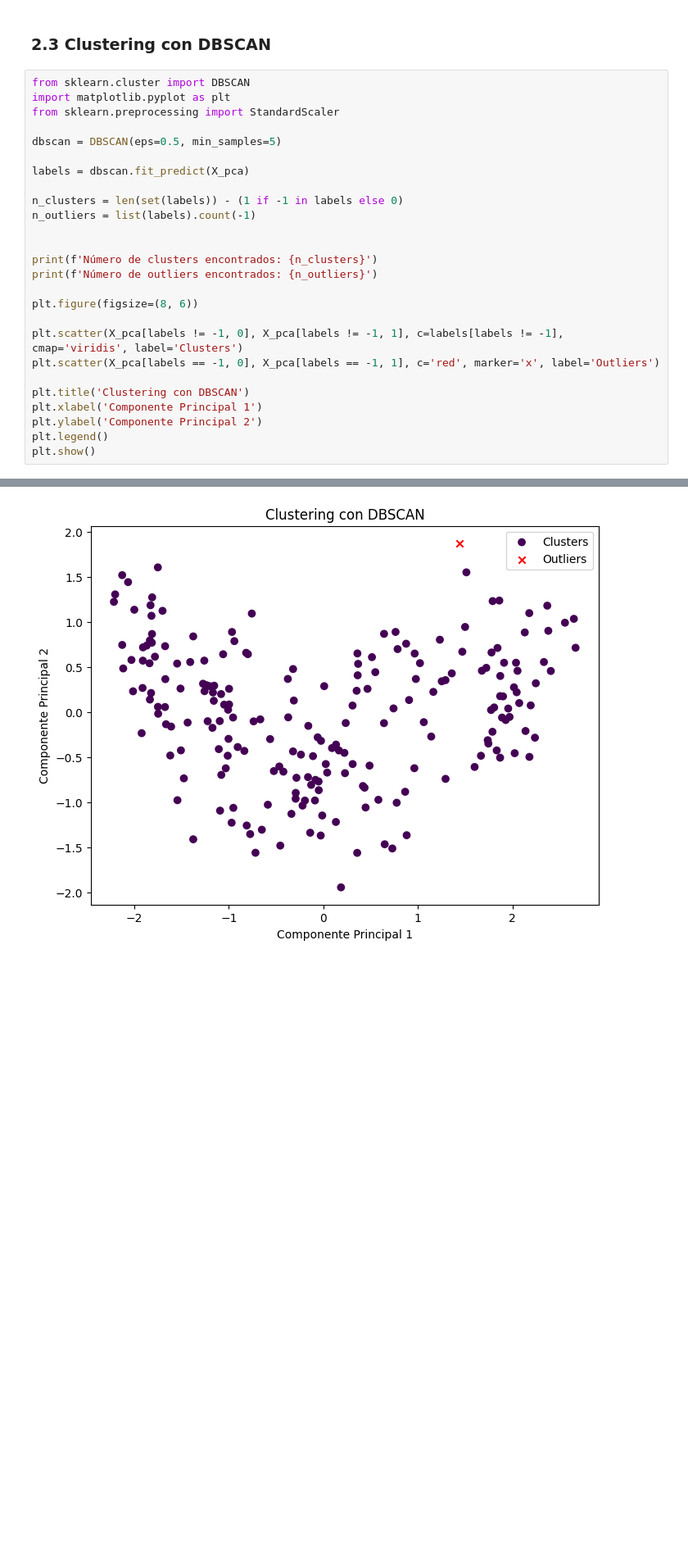
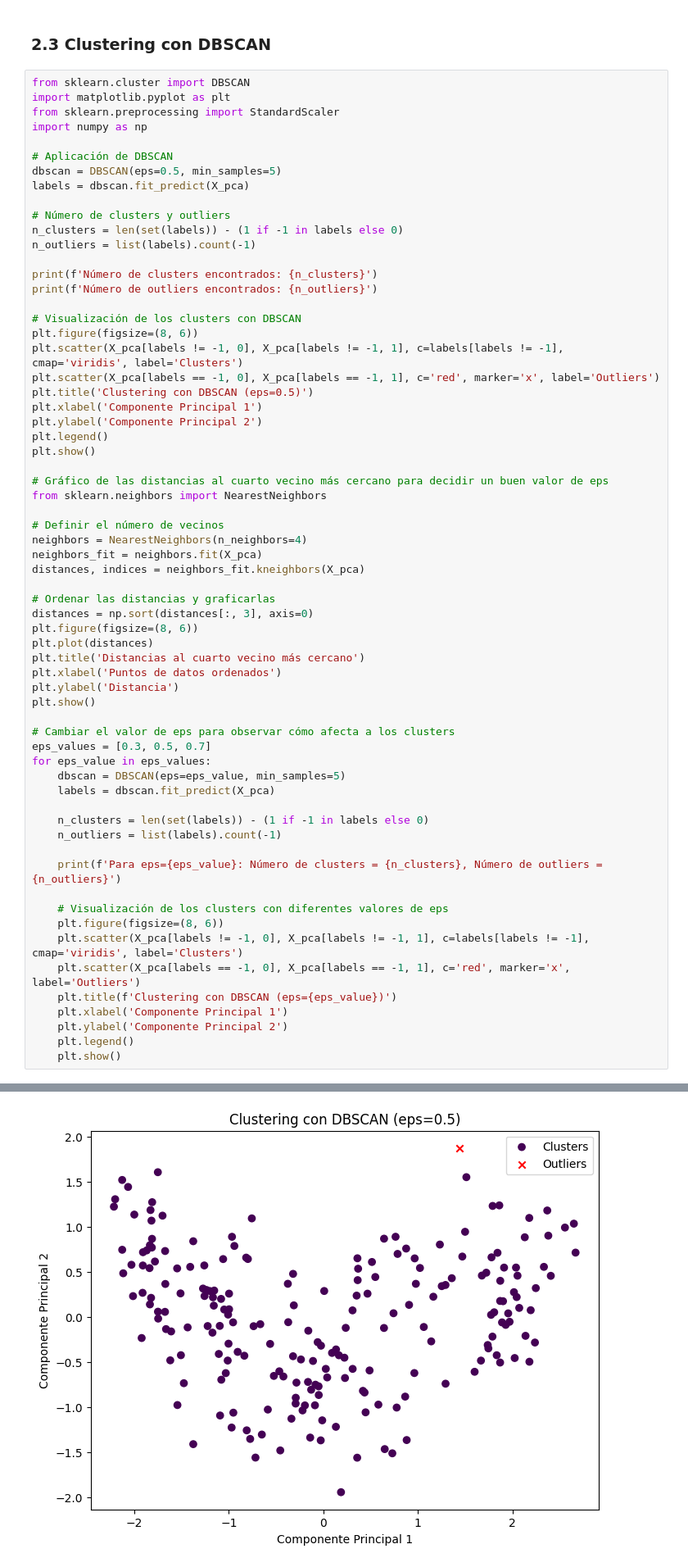
Before and after one commit to mariarobledano/Grupo29_Practica2, a Jupyter notebook: Practica2.ipynb, the cells around one changed output, grey strips where cells are left out. Shown at 82% size. Saved outputs shown, nothing was run; the diff lists cells and outputs as text; blank space fills up the shorter version.

```diff
--- a/Practica2.ipynb
+++ b/Practica2.ipynb
@@ -370,30 +374,68 @@ Por lo tanto, se recomienda utilizar el método de linkage **average** para la t
 # %%
 from sklearn.cluster import DBSCAN
 import matplotlib.pyplot as plt
 from sklearn.preprocessing import StandardScaler
+import numpy as np
 
+# Aplicación de DBSCAN
 dbscan = DBSCAN(eps=0.5, min_samples=5)
-
 labels = dbscan.fit_predict(X_pca)
 
+# Número de clusters y outliers
 n_clusters = len(set(labels)) - (1 if -1 in labels else 0)
 n_outliers = list(labels).count(-1)
-
 
 print(f'Número de clusters encontrados: {n_clusters}')
 print(f'Número de outliers encontrados: {n_outliers}')
 
+# Visualización de los clusters con DBSCAN
 plt.figure(figsize=(8, 6))
-
 plt.scatter(X_pca[labels != -1, 0], X_pca[labels != -1, 1], c=labels[labels != -1], cmap='viridis', label='Clusters')
 plt.scatter(X_pca[labels == -1, 0], X_pca[labels == -1, 1], c='red', marker='x', label='Outliers')
-
-plt.title('Clustering con DBSCAN')
+plt.title('Clustering con DBSCAN (eps=0.5)')
 plt.xlabel('Componente Principal 1')
 plt.ylabel('Componente Principal 2')
 plt.legend()
 plt.show()
+
+# Gráfico de las distancias al cuarto vecino más cercano para decidir un buen valor de eps
+from sklearn.neighbors import NearestNeighbors
+
+# Definir el número de vecinos
+neighbors = NearestNeighbors(n_neighbors=4)
+neighbors_fit = neighbors.fit(X_pca)
+distances, indices = neighbors_fit.kneighbors(X_pca)
+
+# Ordenar las distancias y graficarlas
+distances = np.sort(distances[:, 3], axis=0)
+plt.figure(figsize=(8, 6))
+plt.plot(distances)
+plt.title('Distancias al cuarto vecino más cercano')
+plt.xlabel('Puntos de datos ordenados')
+plt.ylabel('Distancia')
+plt.show()
+
+# Cambiar el valor de eps para observar cómo afecta a los clusters
+eps_values = [0.3, 0.5, 0.7]
+for eps_value in eps_values:
+    dbscan = DBSCAN(eps=eps_value, min_samples=5)
+    labels = dbscan.fit_predict(X_pca)
+
+    n_clusters = len(set(labels)) - (1 if -1 in labels else 0)
+    n_outliers = list(labels).count(-1)
+
+    print(f'Para eps={eps_value}: Número de clusters = {n_clusters}, Número de outliers = {n_outliers}')
+
+    # Visualización de los clusters con diferentes valores de eps
+    plt.figure(figsize=(8, 6))
+    plt.scatter(X_pca[labels != -1, 0], X_pca[labels != -1, 1], c=labels[labels != -1], cmap='viridis', label='Clusters')
+    plt.scatter(X_pca[labels == -1, 0], X_pca[labels == -1, 1], c='red', marker='x', label='Outliers')
+    plt.title(f'Clustering con DBSCAN (eps={eps_value})')
+    plt.xlabel('Componente Principal 1')
+    plt.ylabel('Componente Principal 2')
+    plt.legend()
+    plt.show()
 # %% [output]
 Número de clusters encontrados: 1
 Número de outliers encontrados: 1
-[figure, old version]
+[figure, new version]
```
Also changed, not shown: parts of 4 cells of this notebook.
